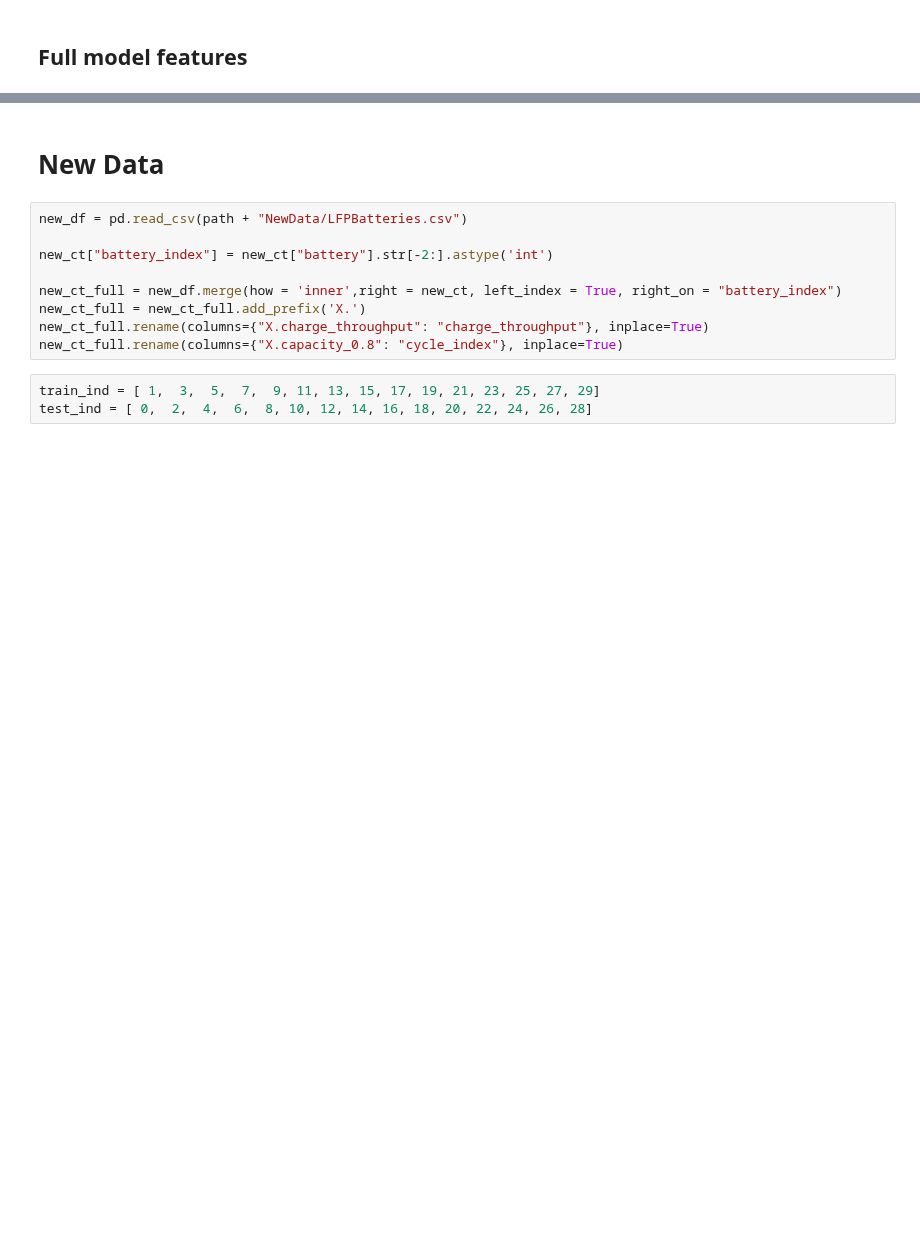
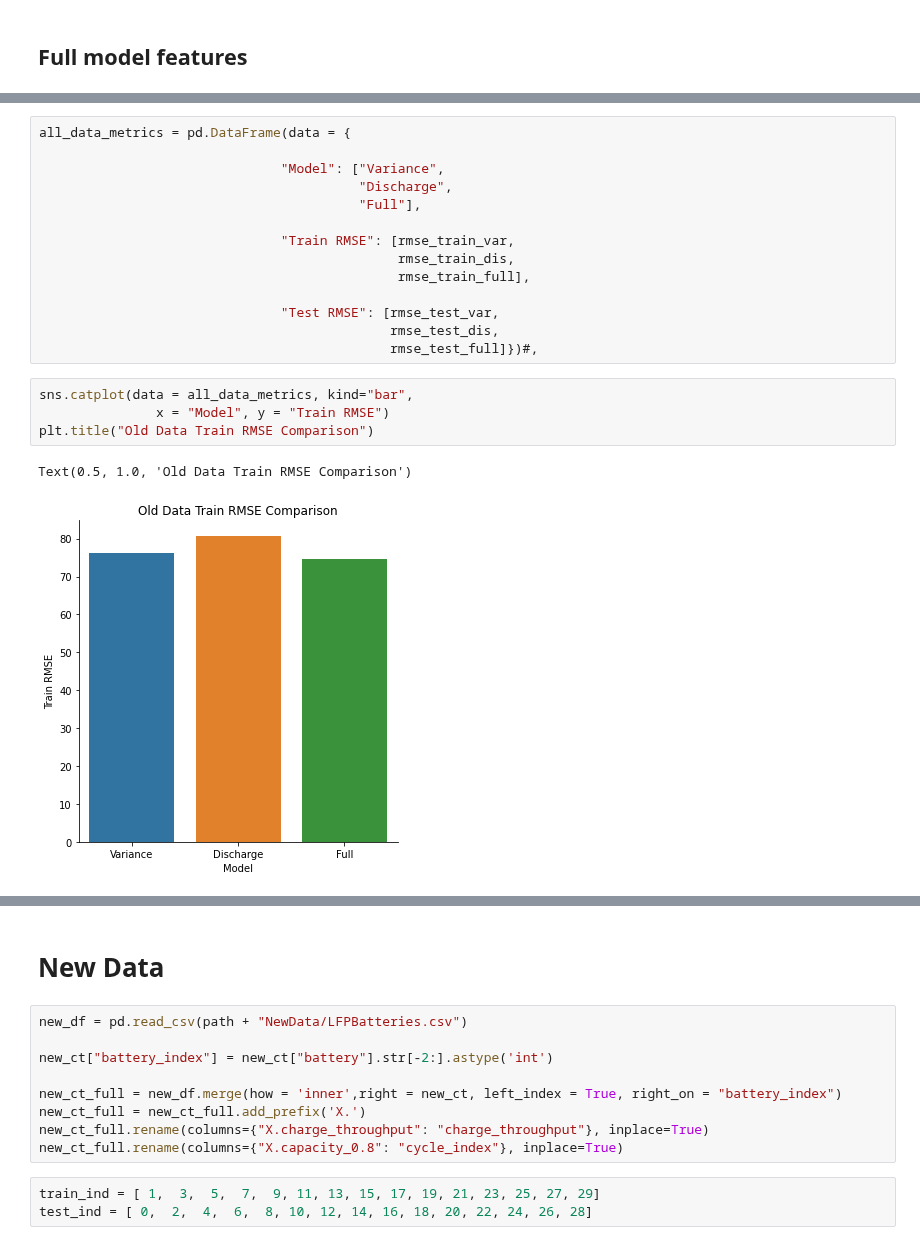
Before and after one commit to ayakkala1/TRI-Capstone, a Jupyter notebook: RandomForest.ipynb, the cells around one changed output, grey strips where cells are left out. Cells and saved outputs as stored; diff of their text form; blank space fills up the shorter version.

Commit message:
rf on all data

```diff
--- a/RandomForest.ipynb
+++ b/RandomForest.ipynb
@@ -231,0 +234,21 @@ Text(0.5, 1.0, 'Full Model Predicted vs. True Values')
+# %%
+all_data_metrics = pd.DataFrame(data = {
+
+                               "Model": ["Variance",
+                                         "Discharge",
+                                         "Full"],
+
+                               "Train RMSE": [rmse_train_var,
+                                              rmse_train_dis,
+                                              rmse_train_full],
+
+                               "Test RMSE": [rmse_test_var,
+                                             rmse_test_dis,
+                                             rmse_test_full]})#,
+# %%
+sns.catplot(data = all_data_metrics, kind="bar",
+               x = "Model", y = "Train RMSE")
+plt.title("Old Data Train RMSE Comparison")
+# %% [output]
+Text(0.5, 1.0, 'Old Data Train RMSE Comparison')
+[figure, added]
```
Also changed, not shown: parts of 41 cells of this notebook.
